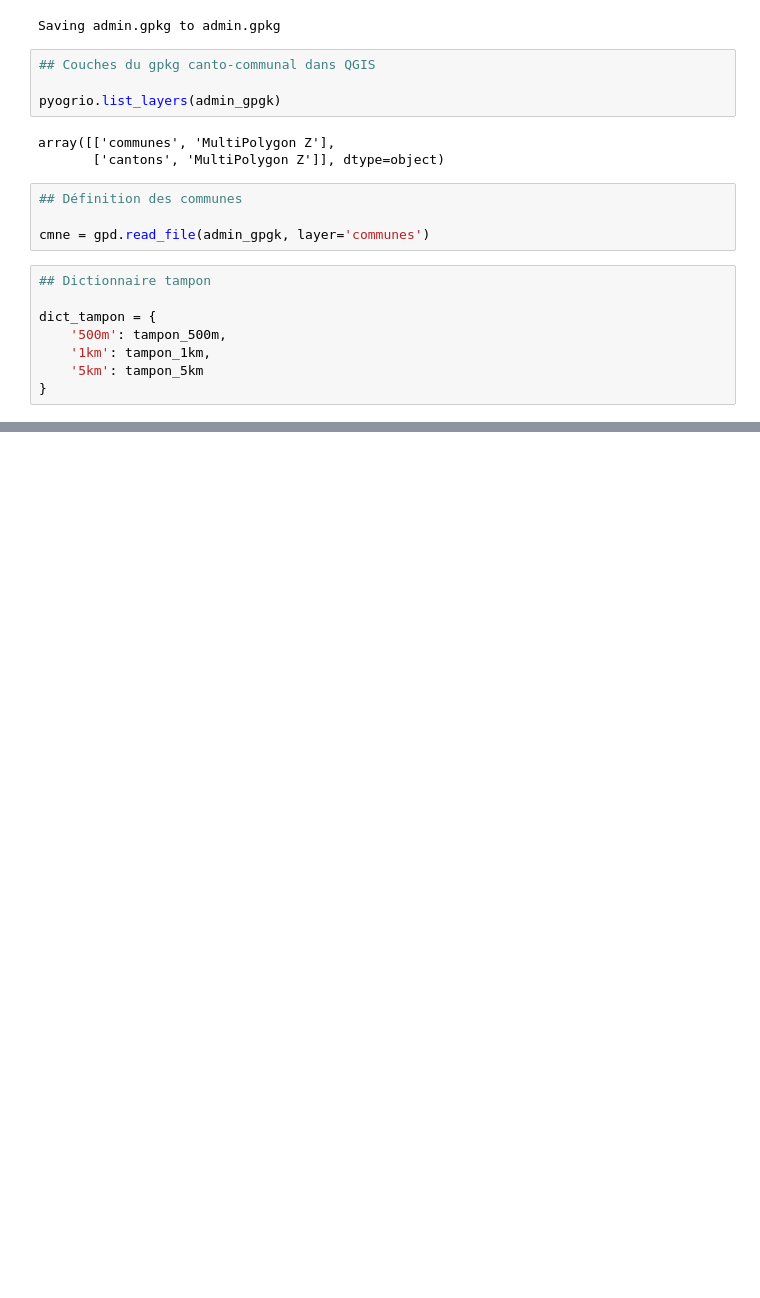
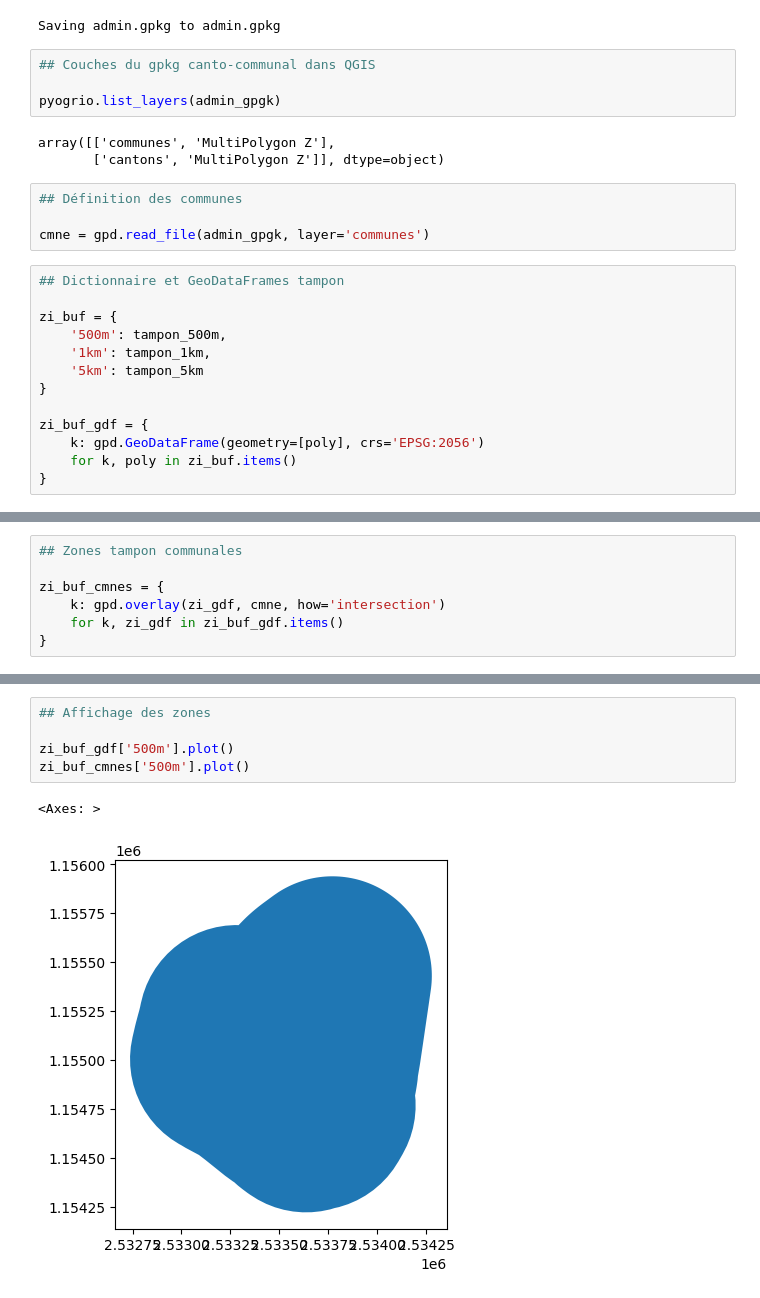
Before and after one commit to Tikuh5/2024_Geoinformatique_I, a Jupyter notebook: personnes_par_peri_et_cmne.ipynb, the cells around one changed output, grey strips where cells are left out. Saved outputs shown, nothing was run; the diff lists cells and outputs as text; blank space fills up the shorter version.

```diff
--- a/personnes_par_peri_et_cmne.ipynb
+++ b/personnes_par_peri_et_cmne.ipynb
@@ -109,10 +109,15 @@ array([['communes', 'MultiPolygon Z'],
 
 cmne = gpd.read_file(admin_gpgk, layer='communes')
 # %%
-## Dictionnaire tampon
+## Dictionnaire et GeoDataFrames tampon
 
-dict_tampon = {
+zi_buf = {
     '500m': tampon_500m,
     '1km': tampon_1km,
     '5km': tampon_5km
 }
+
+zi_buf_gdf = {
+    k: gpd.GeoDataFrame(geometry=[poly], crs='EPSG:2056')
+    for k, poly in zi_buf.items()
+}
@@ -129,0 +124,7 @@ print(gdf_tampon)
+# %%
+## Zones tampon communales
+
+zi_buf_cmnes = {
+    k: gpd.overlay(zi_gdf, cmne, how='intersection')
+    for k, zi_gdf in zi_buf_gdf.items()
+}
@@ -129,0 +144,8 @@ print(gdf_tampon)
+# %%
+## Affichage des zones
+
+zi_buf_gdf['500m'].plot()
+zi_buf_cmnes['500m'].plot()
+# %% [output]
+<Axes: >
+[figure, added]
```
Also changed, not shown: parts of 8 cells of this notebook.
